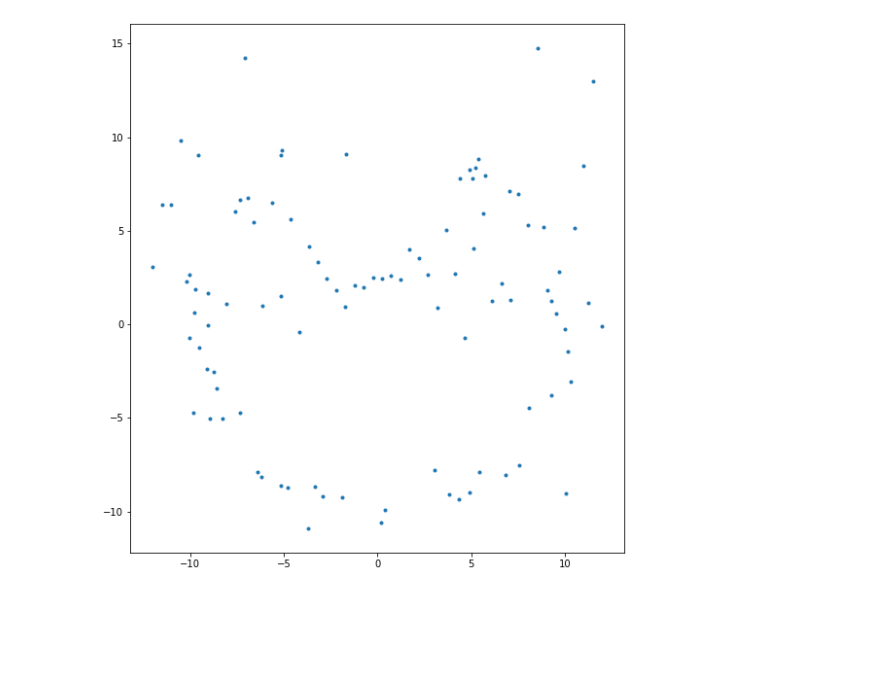
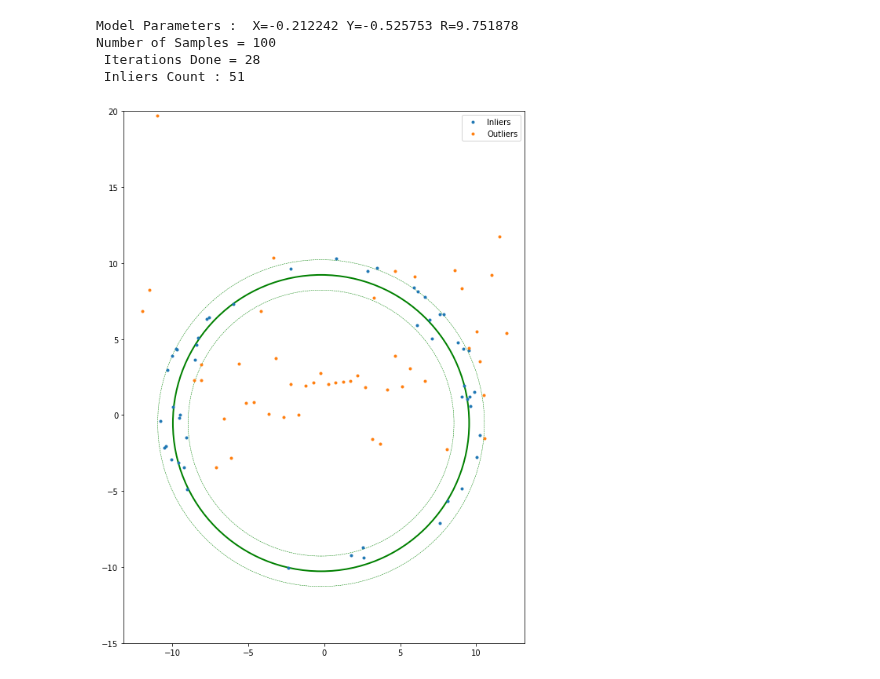
Before and after one commit to sanjith1999/EN2550-Assignments, a Jupyter notebook: Fitting and Alignment/main.ipynb, the cells around one changed output. Saved outputs shown, nothing was run; the diff lists cells and outputs as text; code cells hidden in the pictures; blank space fills up the shorter version.

Commit message:
Minor Changes : RANSAC Model

```diff
--- a/Fitting and Alignment/main.ipynb
+++ b/Fitting and Alignment/main.ipynb
@@ -22,7 +26,18 @@ x=np.linspace(-12,12,half_n)
 y=n*x+b+s*np.random.randn(half_n)
 x_line=np.hstack((x.reshape(half_n,1),y.reshape(half_n,1)))
 X=np.vstack((x_circ,x_line))
-# %%
-rn.visualize_points([X],fig_size=(20,10))
-# %% [output]
-[figure, removed]
+# %%
+threshold = 1
+ransac_run = Ransac(X,1)
+print(ransac_run)
+# %% [output]
+Model Parameters :  X=-0.212242 Y=-0.525753 R=9.751878
+Number of Samples = 100
+ Iterations Done = 28
+ Inliers Count : 51
+# %%
+circle = ransac_run.get_model()
+inliers,outliers = ransac_run.get_inliers_outliers()
+visualize_points_and_circle(points_list=[inliers,outliers],circles_list=[[circle.X,circle.Y,circle.R,threshold]],legends=["Inliers","Outliers"],y_lim=[-15,20])
+# %% [output]
+[figure, added]
```
Also changed, not shown: parts of 1 cell of this notebook, 7 other files.
